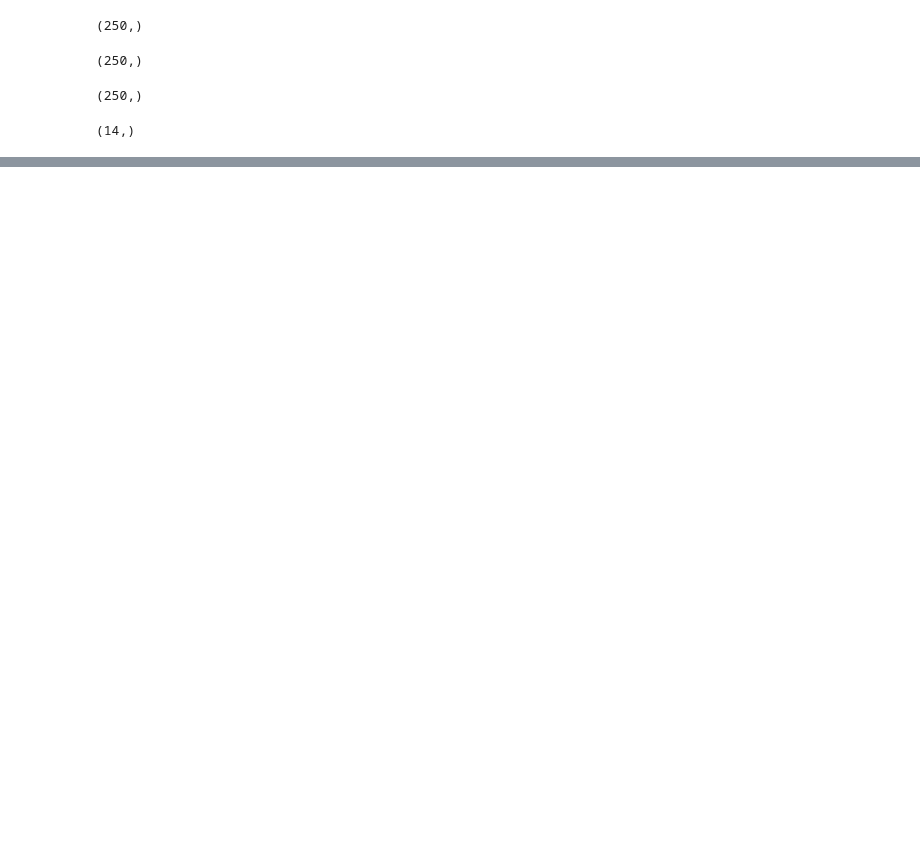
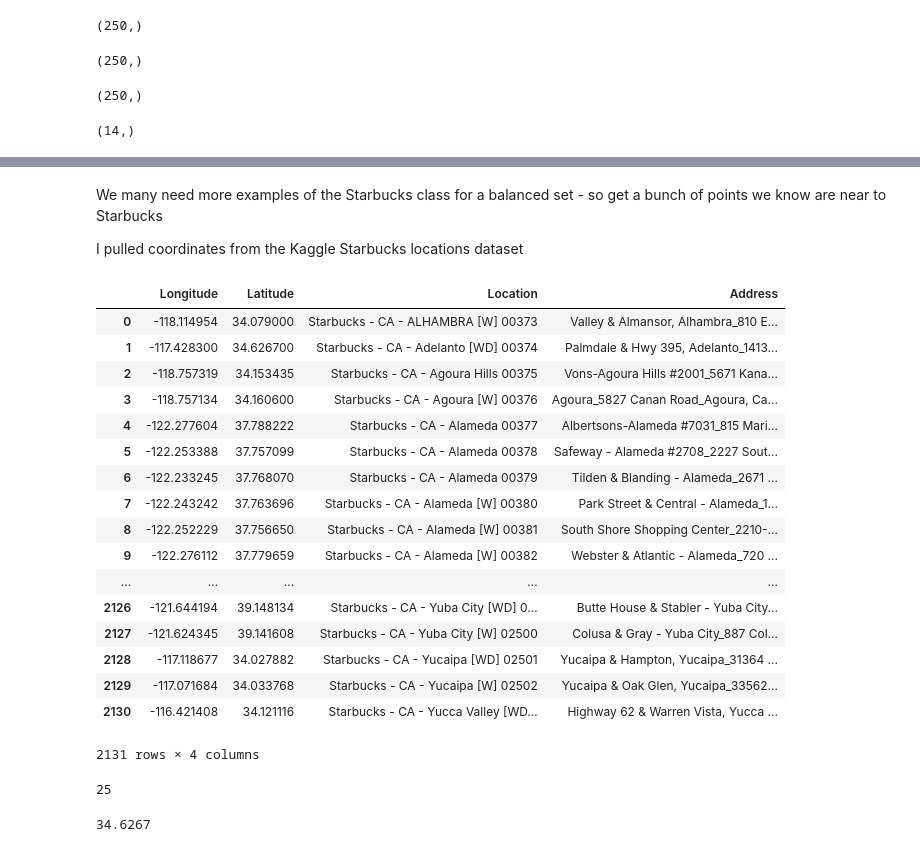
Before and after one commit to Brian-Lee/Coursera_Capstone, a Jupyter notebook: Brian's Capstone final notebook.ipynb, the cells around one changed output, grey strips where cells are left out. Drawn from its saved outputs; the diff is of its cells as text; code cells hidden in the pictures; blank space fills up the shorter version.

Commit message:
pulled in more precise starbucks locations for class balancing
pulled in more precise starbucks locations for class balancing

```diff
--- a/Brian's Capstone final notebook.ipynb
+++ b/Brian's Capstone final notebook.ipynb
@@ -205,0 +259,38 @@ data["Latitude"].shape
+# %% [markdown]
+We many need more examples of the Starbucks class for a balanced set - so get a bunch of points we know are near to Starbucks
+
+I pulled coordinates from the Kaggle Starbucks locations dataset
+# %%
+#starbucks_heavy_coordinates = pd.read_csv('data/directory-us-ca.csv') #this file gave lat-lon tothe hundreths, but that isn't good enough to ensure a Starbucks is within my radius
+starbucks_heavy_coordinates = pd.read_csv('data/starbucks_us_ca_locations.csv',header=None)
+starbucks_heavy_coordinates.columns = ["Longitude", "Latitude", "Location", "Address"]
+# %%
+starbucks_heavy_coordinates
+# %% [output]
+|  | Longitude | Latitude | Location | Address |
+| 0 | -118.114954 | 34.079000 | Starbucks - CA - ALHAMBRA [W] 00373 | Valley & Almansor, Alhambra_810 E... |
+| 1 | -117.428300 | 34.626700 | Starbucks - CA - Adelanto [WD] 00374 | Palmdale & Hwy 395, Adelanto_1413... |
+| 2 | -118.757319 | 34.153435 | Starbucks - CA - Agoura Hills 00375 | Vons-Agoura Hills #2001_5671 Kana... |
+| 3 | -118.757134 | 34.160600 | Starbucks - CA - Agoura [W] 00376 | Agoura_5827 Canan Road_Agoura, Ca... |
+| 4 | -122.277604 | 37.788222 | Starbucks - CA - Alameda 00377 | Albertsons-Alameda #7031_815 Mari... |
+| 5 | -122.253388 | 37.757099 | Starbucks - CA - Alameda 00378 | Safeway - Alameda #2708_2227 Sout... |
+| 6 | -122.233245 | 37.768070 | Starbucks - CA - Alameda 00379 | Tilden & Blanding - Alameda_2671 ... |
+| 7 | -122.243242 | 37.763696 | Starbucks - CA - Alameda [W] 00380 | Park Street & Central - Alameda_1... |
+| 8 | -122.252229 | 37.756650 | Starbucks - CA - Alameda [W] 00381 | South Shore Shopping Center_2210-... |
+| 9 | -122.276112 | 37.779659 | Starbucks - CA - Alameda [W] 00382 | Webster & Atlantic - Alameda_720 ... |
+| ... | ... | ... | ... | ... |
+| 2126 | -121.644194 | 39.148134 | Starbucks - CA - Yuba City [WD] 0... | Butte House & Stabler - Yuba City... |
+| 2127 | -121.624345 | 39.141608 | Starbucks - CA - Yuba City [W] 02500 | Colusa & Gray - Yuba City_887 Col... |
+| 2128 | -117.118677 | 34.027882 | Starbucks - CA - Yucaipa [WD] 02501 | Yucaipa & Hampton, Yucaipa_31364 ... |
+| 2129 | -117.071684 | 34.033768 | Starbucks - CA - Yucaipa [W] 02502 | Yucaipa & Oak Glen, Yucaipa_33562... |
+| 2130 | -116.421408 | 34.121116 | Starbucks - CA - Yucca Valley [WD... | Highway 62 & Warren Vista, Yucca ... |
+2131 rows × 4 columns
+# %%
+num_needed_to_balance = len(points)
+num_needed_to_balance
+# %% [output]
+25
+# %%
+starbucks_heavy_coordinates['Latitude'][1]
+# %% [output]
+34.6267
```
Also changed, not shown: parts of 29 cells of this notebook.
